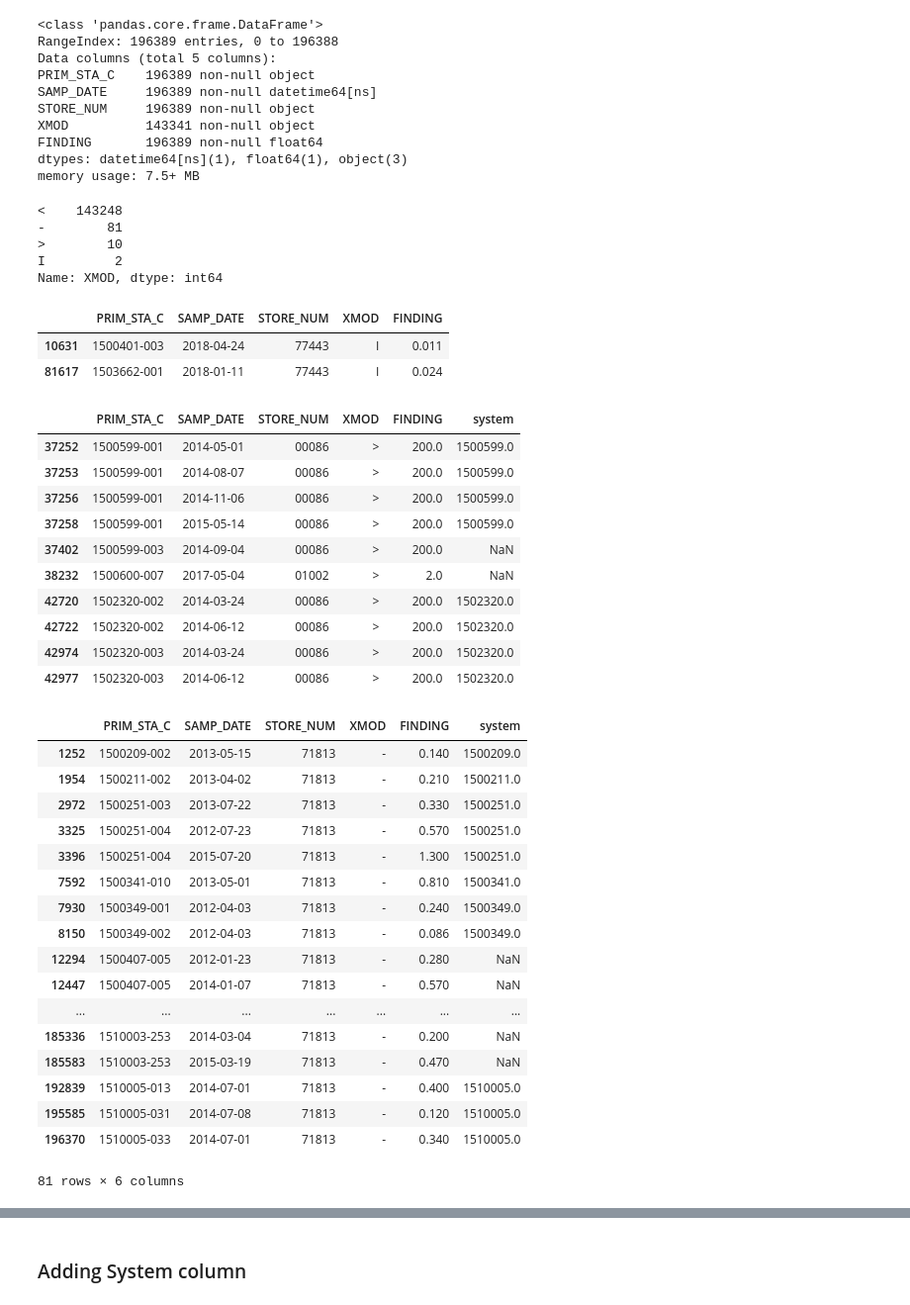
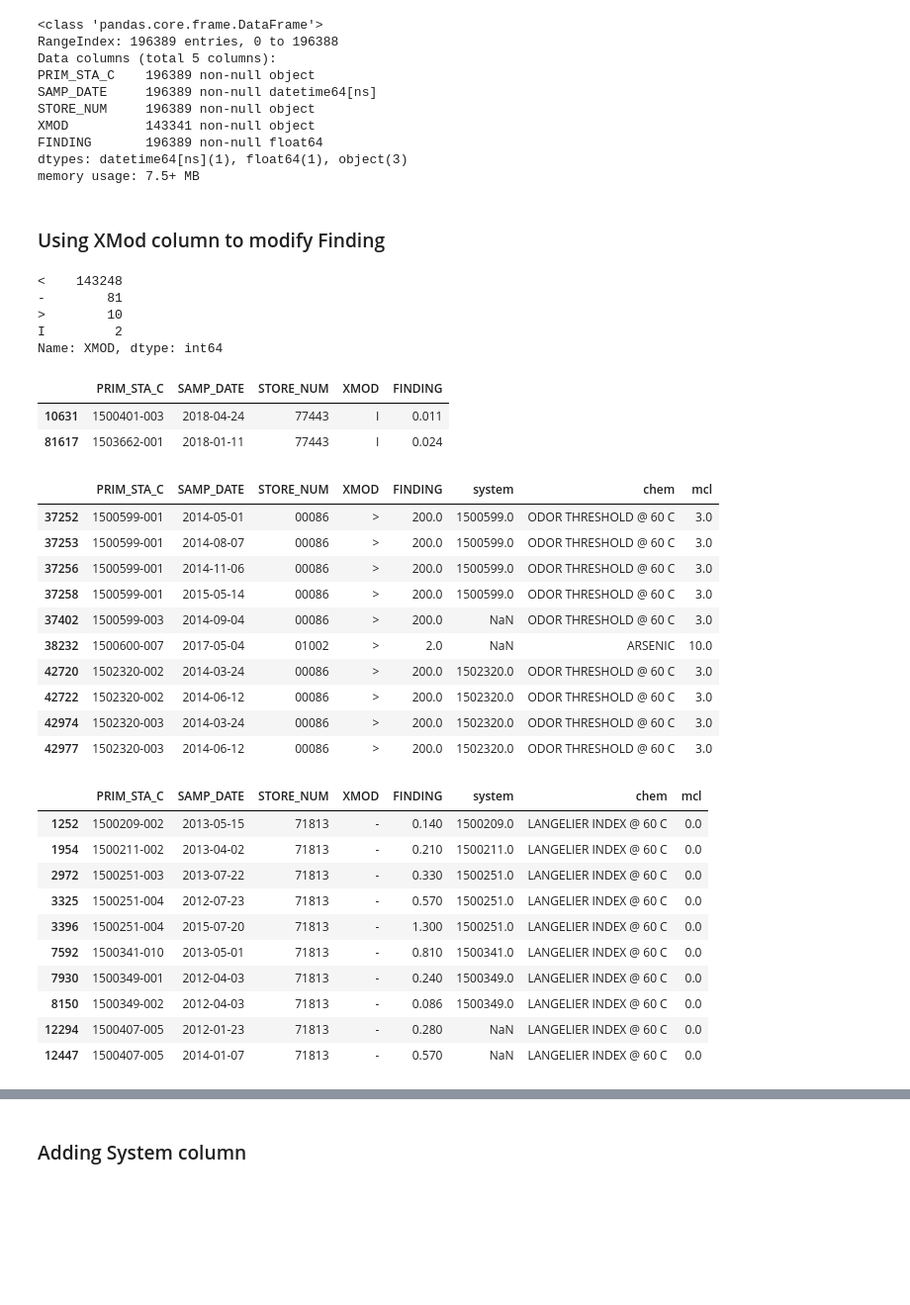
Before and after one commit to waterdatacollaborative/NicoleLook_Drinking-Water-Contaminant-Classification, a Jupyter notebook: Capstone.ipynb, the cells around one changed output, grey strips where cells are left out. Shown at 99% size. Saved outputs shown, nothing was run; the diff lists cells and outputs as text; code cells hidden in the pictures; blank space fills up the shorter version.

```diff
--- a/Capstone.ipynb
+++ b/Capstone.ipynb
@@ -177,6 +322,8 @@ XMOD          143341 non-null object
 FINDING       196389 non-null float64
 dtypes: datetime64[ns](1), float64(1), object(3)
 memory usage: 7.5+ MB
+# %% [markdown]
+### Using XMod column to modify Finding
 # %%
 kern_chem['XMOD'].value_counts()
 # %% [output]
@@ -185,45 +332,40 @@ kern_chem['XMOD'].value_counts()
 >        10
 I         2
 Name: XMOD, dtype: int64
+# %%
+# 'I' means invalid, since it has been classified as such, I am choosing to drop it from analysis
+kern_chem[kern_chem['XMOD'] == 'I']
+# %% [output]
+|  | PRIM_STA_C | SAMP_DATE | STORE_NUM | XMOD | FINDING |
+| 10631 | 1500401-003 | 2018-04-24 | 77443 | I | 0.011 |
+| 81617 | 1503662-001 | 2018-01-11 | 77443 | I | 0.024 |
 # %%
-# 'I' means invalid
-kern_chem[kern_chem['XMOD'] == 'I']
+kern_chem = kern_chem[kern_chem['XMOD'] != 'I']
-# %% [output]
-|  | PRIM_STA_C | SAMP_DATE | STORE_NUM | XMOD | FINDING |
-| 10631 | 1500401-003 | 2018-04-24 | 77443 | I | 0.011 |
-| 81617 | 1503662-001 | 2018-01-11 | 77443 | I | 0.024 |
 # %%
 kern_chem[kern_chem['XMOD'] == '>']
 # %% [output]
-|  | PRIM_STA_C | SAMP_DATE | STORE_NUM | XMOD | FINDING | system |
-| 37252 | 1500599-001 | 2014-05-01 | 00086 | > | 200.0 | 1500599.0 |
-| 37253 | 1500599-001 | 2014-08-07 | 00086 | > | 200.0 | 1500599.0 |
-| 37256 | 1500599-001 | 2014-11-06 | 00086 | > | 200.0 | 1500599.0 |
-| 37258 | 1500599-001 | 2015-05-14 | 00086 | > | 200.0 | 1500599.0 |
-| 37402 | 1500599-003 | 2014-09-04 | 00086 | > | 200.0 | NaN |
-| 38232 | 1500600-007 | 2017-05-04 | 01002 | > | 2.0 | NaN |
-| 42720 | 1502320-002 | 2014-03-24 | 00086 | > | 200.0 | 1502320.0 |
-| 42722 | 1502320-002 | 2014-06-12 | 00086 | > | 200.0 | 1502320.0 |
-| 42974 | 1502320-003 | 2014-03-24 | 00086 | > | 200.0 | 1502320.0 |
-| 42977 | 1502320-003 | 2014-06-12 | 00086 | > | 200.0 | 1502320.0 |
+|  | PRIM_STA_C | SAMP_DATE | STORE_NUM | XMOD | FINDING | system | chem | mcl |
+| 37252 | 1500599-001 | 2014-05-01 | 00086 | > | 200.0 | 1500599.0 | ODOR THRESHOLD @ 60 C | 3.0 |
+| 37253 | 1500599-001 | 2014-08-07 | 00086 | > | 200.0 | 1500599.0 | ODOR THRESHOLD @ 60 C | 3.0 |
+| 37256 | 1500599-001 | 2014-11-06 | 00086 | > | 200.0 | 1500599.0 | ODOR THRESHOLD @ 60 C | 3.0 |
+| 37258 | 1500599-001 | 2015-05-14 | 00086 | > | 200.0 | 1500599.0 | ODOR THRESHOLD @ 60 C | 3.0 |
+| 37402 | 1500599-003 | 2014-09-04 | 00086 | > | 200.0 | NaN | ODOR THRESHOLD @ 60 C | 3.0 |
+| 38232 | 1500600-007 | 2017-05-04 | 01002 | > | 2.0 | NaN | ARSENIC | 10.0 |
+| 42720 | 1502320-002 | 2014-03-24 | 00086 | > | 200.0 | 1502320.0 | ODOR THRESHOLD @ 60 C | 3.0 |
+| 42722 | 1502320-002 | 2014-06-12 | 00086 | > | 200.0 | 1502320.0 | ODOR THRESHOLD @ 60 C | 3.0 |
+| 42974 | 1502320-003 | 2014-03-24 | 00086 | > | 200.0 | 1502320.0 | ODOR THRESHOLD @ 60 C | 3.0 |
+| 42977 | 1502320-003 | 2014-06-12 | 00086 | > | 200.0 | 1502320.0 | ODOR THRESHOLD @ 60 C | 3.0 |
 # %%
-kern_chem[kern_chem['XMOD'] == '-']
+kern_chem[kern_chem['XMOD'] == '-'][:10]
 # %% [output]
-|  | PRIM_STA_C | SAMP_DATE | STORE_NUM | XMOD | FINDING | system |
-| 1252 | 1500209-002 | 2013-05-15 | 71813 | - | 0.140 | 1500209.0 |
-| 1954 | 1500211-002 | 2013-04-02 | 71813 | - | 0.210 | 1500211.0 |
-| 2972 | 1500251-003 | 2013-07-22 | 71813 | - | 0.330 | 1500251.0 |
-| 3325 | 1500251-004 | 2012-07-23 | 71813 | - | 0.570 | 1500251.0 |
-| 3396 | 1500251-004 | 2015-07-20 | 71813 | - | 1.300 | 1500251.0 |
-| 7592 | 1500341-010 | 2013-05-01 | 71813 | - | 0.810 | 1500341.0 |
-| 7930 | 1500349-001 | 2012-04-03 | 71813 | - | 0.240 | 1500349.0 |
-| 8150 | 1500349-002 | 2012-04-03 | 71813 | - | 0.086 | 1500349.0 |
-| 12294 | 1500407-005 | 2012-01-23 | 71813 | - | 0.280 | NaN |
-| 12447 | 1500407-005 | 2014-01-07 | 71813 | - | 0.570 | NaN |
-| ... | ... | ... | ... | ... | ... | ... |
-| 185336 | 1510003-253 | 2014-03-04 | 71813 | - | 0.200 | NaN |
-| 185583 | 1510003-253 | 2015-03-19 | 71813 | - | 0.470 | NaN |
-| 192839 | 1510005-013 | 2014-07-01 | 71813 | - | 0.400 | 1510005.0 |
-| 195585 | 1510005-031 | 2014-07-08 | 71813 | - | 0.120 | 1510005.0 |
-| 196370 | 1510005-033 | 2014-07-01 | 71813 | - | 0.340 | 1510005.0 |
+|  | PRIM_STA_C | SAMP_DATE | STORE_NUM | XMOD | FINDING | system | chem | mcl |
+| 1252 | 1500209-002 | 2013-05-15 | 71813 | - | 0.140 | 1500209.0 | LANGELIER INDEX @ 60 C | 0.0 |
+| 1954 | 1500211-002 | 2013-04-02 | 71813 | - | 0.210 | 1500211.0 | LANGELIER INDEX @ 60 C | 0.0 |
+| 2972 | 1500251-003 | 2013-07-22 | 71813 | - | 0.330 | 1500251.0 | LANGELIER INDEX @ 60 C | 0.0 |
+| 3325 | 1500251-004 | 2012-07-23 | 71813 | - | 0.570 | 1500251.0 | LANGELIER INDEX @ 60 C | 0.0 |
+| 3396 | 1500251-004 | 2015-07-20 | 71813 | - | 1.300 | 1500251.0 | LANGELIER INDEX @ 60 C | 0.0 |
+| 7592 | 1500341-010 | 2013-05-01 | 71813 | - | 0.810 | 1500341.0 | LANGELIER INDEX @ 60 C | 0.0 |
+| 7930 | 1500349-001 | 2012-04-03 | 71813 | - | 0.240 | 1500349.0 | LANGELIER INDEX @ 60 C | 0.0 |
+| 8150 | 1500349-002 | 2012-04-03 | 71813 | - | 0.086 | 1500349.0 | LANGELIER INDEX @ 60 C | 0.0 |
+| 12294 | 1500407-005 | 2012-01-23 | 71813 | - | 0.280 | NaN | LANGELIER INDEX @ 60 C | 0.0 |
+| 12447 | 1500407-005 | 2014-01-07 | 71813 | - | 0.570 | NaN | LANGELIER INDEX @ 60 C | 0.0 |
-81 rows × 6 columns
```
Also changed, not shown: parts of 91 cells of this notebook.
